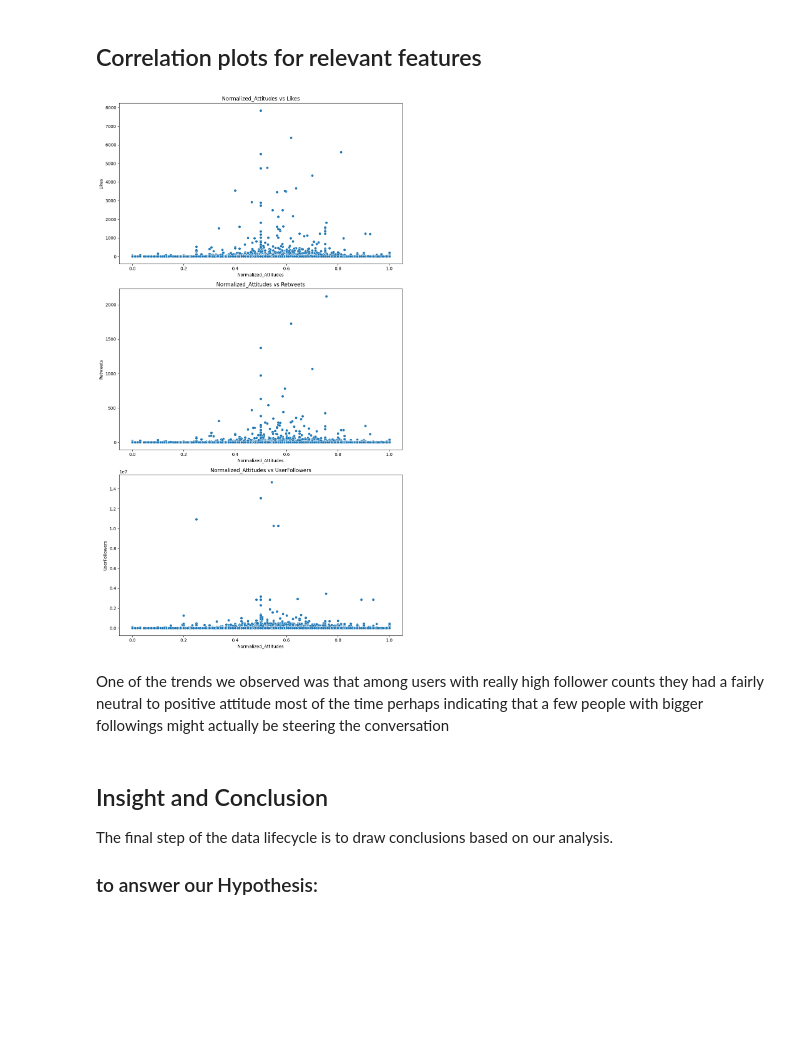
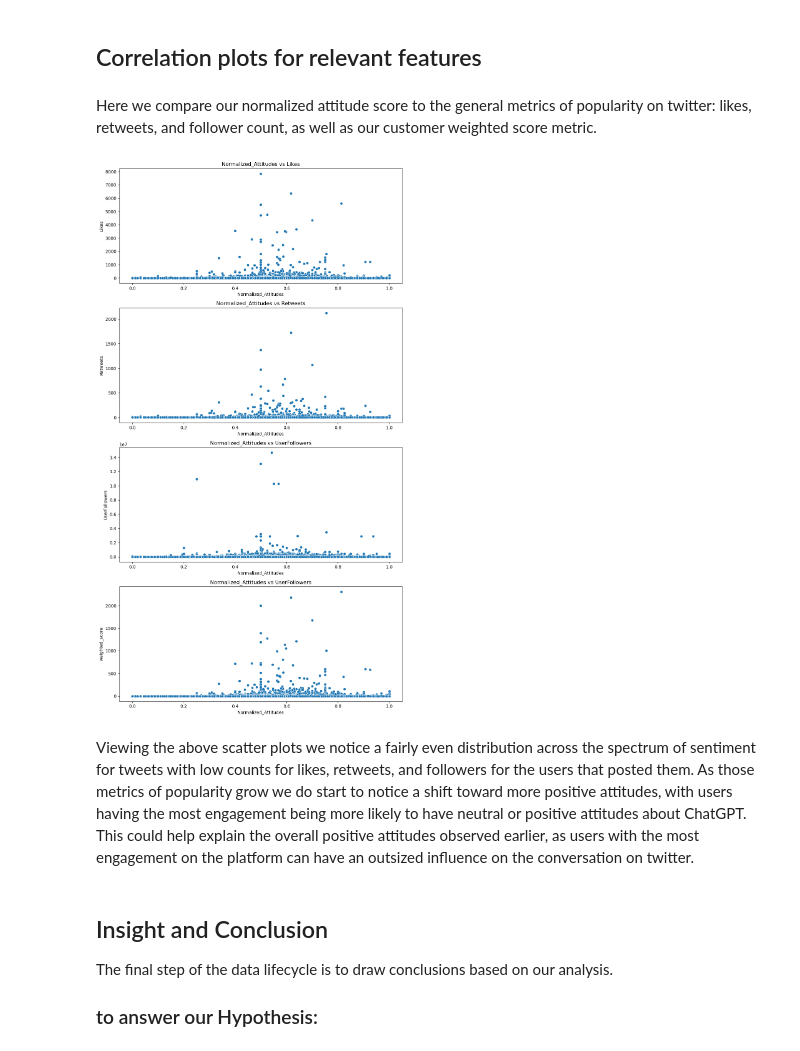
Before and after one commit to Jozue124/CMSC_320_Final_Tutorial, a Jupyter notebook: final_tutorial.ipynb, the cells around one changed output. Drawn from its saved outputs; the diff is of its cells as text; code cells hidden in the pictures; blank space fills up the shorter version.

```diff
--- a/final_tutorial.ipynb
+++ b/final_tutorial.ipynb
@@ -361,27 +362,33 @@ plt.show()
 We found that the distribution didn't actually change much meaning that at least overall the two populations are similar in how they behave this was worth exploring to see if perhaps we had some factor influencing the perception that wasnt clear
 # %% [markdown]
 ## Correlation plots for relevant features
+# %% [markdown]
+Here we compare our normalized attitude score to the general metrics of popularity on twitter: likes, retweets, and follower count, as well as our customer weighted score metric.
 # %%
-fig, axs = plt.subplots(3, 1, figsize=(10, 18))
+fig, axs = plt.subplots(4, 1, figsize=(10, 18))
 
 # Scatter plot for Normalized_Attitudes and Likes
 sns.scatterplot(x='Normalized_Attitudes', y='Likes', data=df_f, ax=axs[0])
 axs[0].set_title('Normalized_Attitudes vs Likes')
 
 # Scatter plot for Normalized_Attitudes and Retweets
 sns.scatterplot(x='Normalized_Attitudes', y='Retweets', data=df_f, ax=axs[1])
 axs[1].set_title('Normalized_Attitudes vs Retweets')
 
 # Scatter plot for Normalized_Attitudes and UserFollowers
 sns.scatterplot(x='Normalized_Attitudes', y='UserFollowers', data=df_f, ax=axs[2])
 axs[2].set_title('Normalized_Attitudes vs UserFollowers')
 
+# Scatter plot for Normalized_Attitudes and UserFollowers
+sns.scatterplot(x='Normalized_Attitudes', y='weighted_score', data=df_f, ax=axs[3])
+axs[3].set_title('Normalized_Attitudes vs UserFollowers')
+
 plt.tight_layout()
 plt.show()
 # %% [output]
-[figure, old version]
+[figure, new version]
-# %% [markdown]
-One of the trends we observed was that among users with really high follower counts they had a fairly neutral to positive attitude most of the time perhaps indicating that a few people with bigger followings might actually be steering the conversation
+# %% [markdown]
+Viewing the above scatter plots we notice a fairly even distribution across the spectrum of sentiment for tweets with low counts for likes, retweets, and followers for the users that posted them. As those metrics of popularity grow we do start to notice a  shift toward more positive attitudes, with users having the most engagement being more likely to have neutral or positive attitudes about ChatGPT. This could help explain the overall positive attitudes observed earlier, as users with the most engagement on the platform can have an outsized influence on the conversation on twitter.
 # %% [markdown]
 ## Insight and Conclusion
 The final step of the data lifecycle is to draw conclusions based on our analysis.
```
Also changed, not shown: parts of 8 cells of this notebook.
